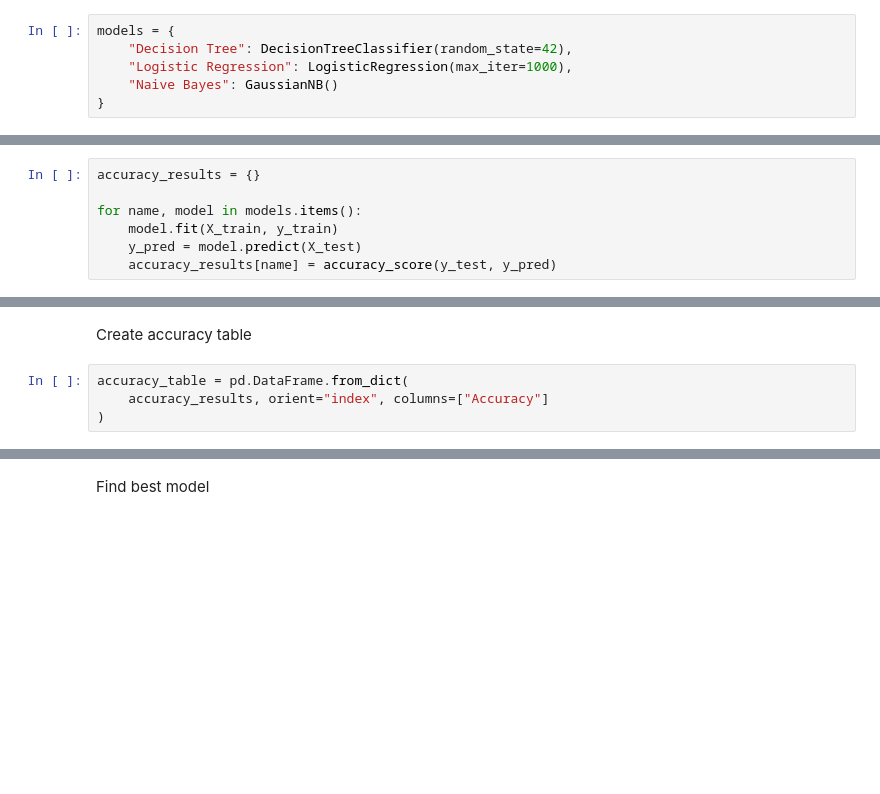
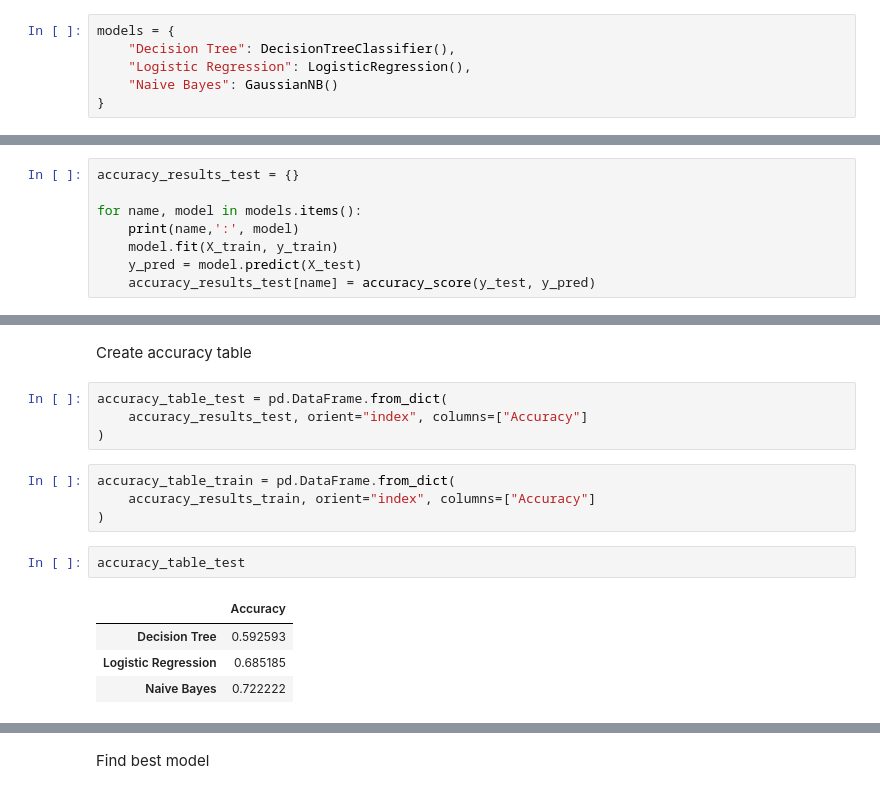
Before and after one commit to FAYASISMAEL/AI-ML-Visualization-Files, a Jupyter notebook: BestAccuracyDecisionTree.ipynb, the cells around one changed output, grey strips where cells are left out. Saved outputs shown, nothing was run; the diff lists cells and outputs as text; blank space fills up the shorter version.

```diff
--- a/BestAccuracyDecisionTree.ipynb
+++ b/BestAccuracyDecisionTree.ipynb
@@ -40,7 +85,7 @@ X_train, X_test, y_train, y_test = train_test_split(
 Initialize models
 # %%
 models = {
-    "Decision Tree": DecisionTreeClassifier(random_state=42),
-    "Logistic Regression": LogisticRegression(max_iter=1000),
+    "Decision Tree": DecisionTreeClassifier(),
+    "Logistic Regression": LogisticRegression(),
     "Naive Bayes": GaussianNB()
 }
@@ -47,9 +96,10 @@ models = {
 # %% [markdown]
 Train models and calculate accuracy
 # %%
-accuracy_results = {}
+accuracy_results_test = {}
 
 for name, model in models.items():
+    print(name,':', model)
     model.fit(X_train, y_train)
     y_pred = model.predict(X_test)
-    accuracy_results[name] = accuracy_score(y_test, y_pred)
+    accuracy_results_test[name] = accuracy_score(y_test, y_pred)
@@ -56,6 +122,17 @@ for name, model in models.items():
 # %% [markdown]
 Create accuracy table
 # %%
-accuracy_table = pd.DataFrame.from_dict(
-    accuracy_results, orient="index", columns=["Accuracy"]
+accuracy_table_test = pd.DataFrame.from_dict(
+    accuracy_results_test, orient="index", columns=["Accuracy"]
 )
+# %%
+accuracy_table_train = pd.DataFrame.from_dict(
+    accuracy_results_train, orient="index", columns=["Accuracy"]
+)
+# %%
+accuracy_table_test
+# %% [output]
+|  | Accuracy |
+| Decision Tree | 0.592593 |
+| Logistic Regression | 0.685185 |
+| Naive Bayes | 0.722222 |
```
Also changed, not shown: parts of 12 cells of this notebook.
